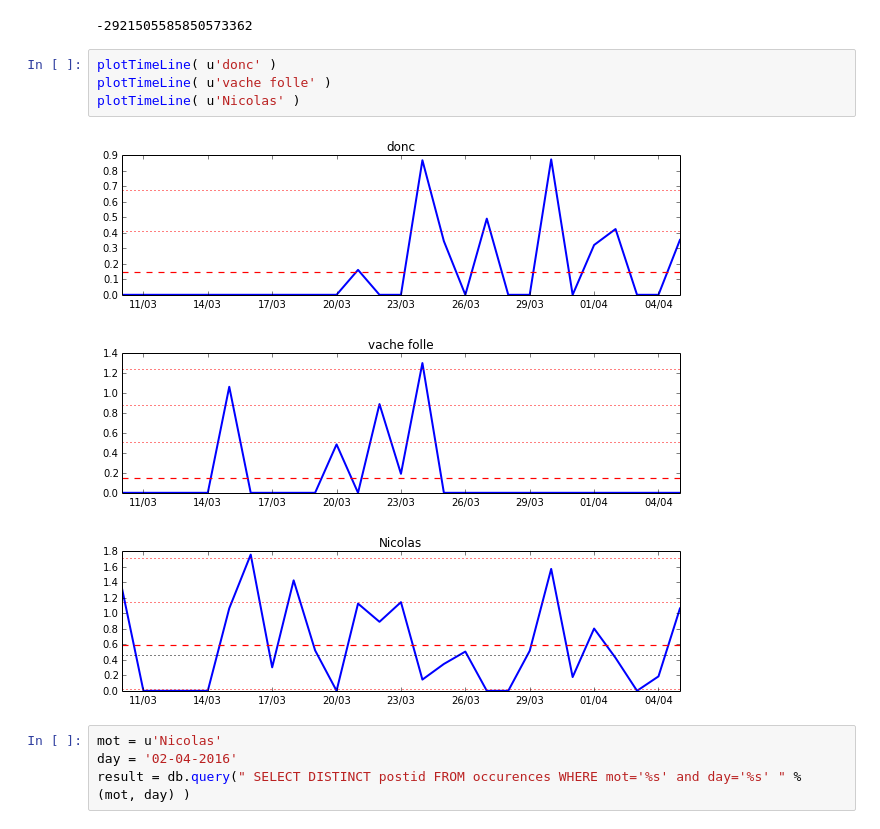
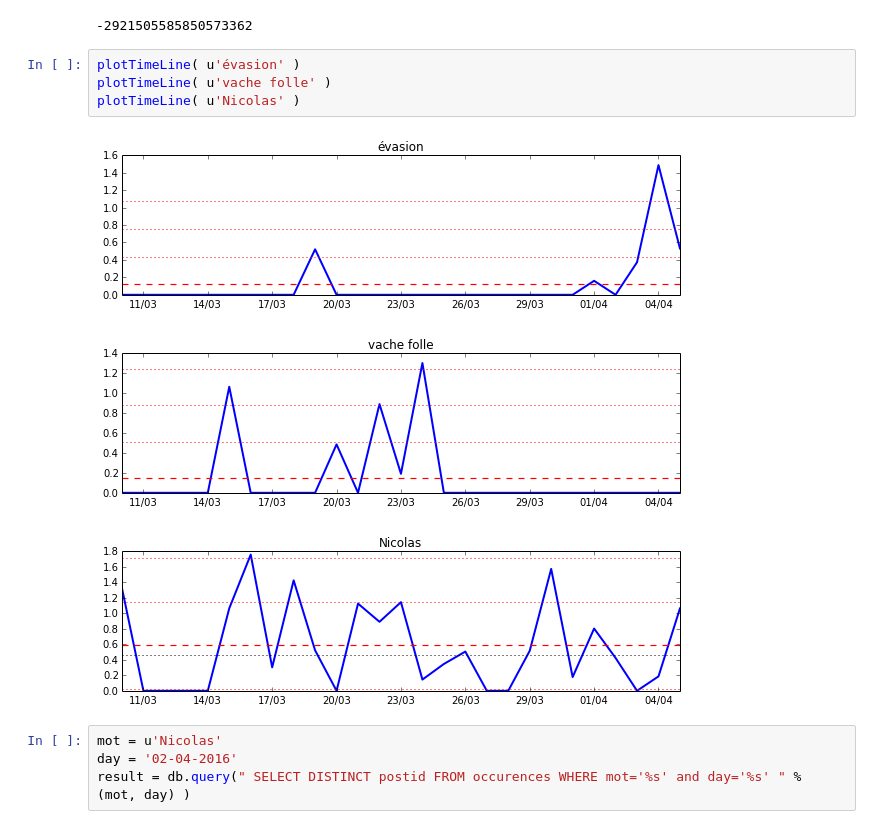
Before and after one commit to xdze2/lesMotsDesJournaux, a Jupyter notebook: read_database.ipynb, the cells around one changed output. Saved outputs shown, nothing was run; the diff lists cells and outputs as text.

```diff
--- a/read_database.ipynb
+++ b/read_database.ipynb
@@ -182,11 +182,11 @@ hash('totddo')
 # %% [output]
 -2921505585850573362
 # %%
-plotTimeLine( u'donc' )
+plotTimeLine( u'évasion' )
 plotTimeLine( u'vache folle' )
 plotTimeLine( u'Nicolas' )
 # %% [output]
-[figure, old version]
+[figure, new version]
 [figure]
 [figure]
 # %%
```
Also changed, not shown: 7 other files.
